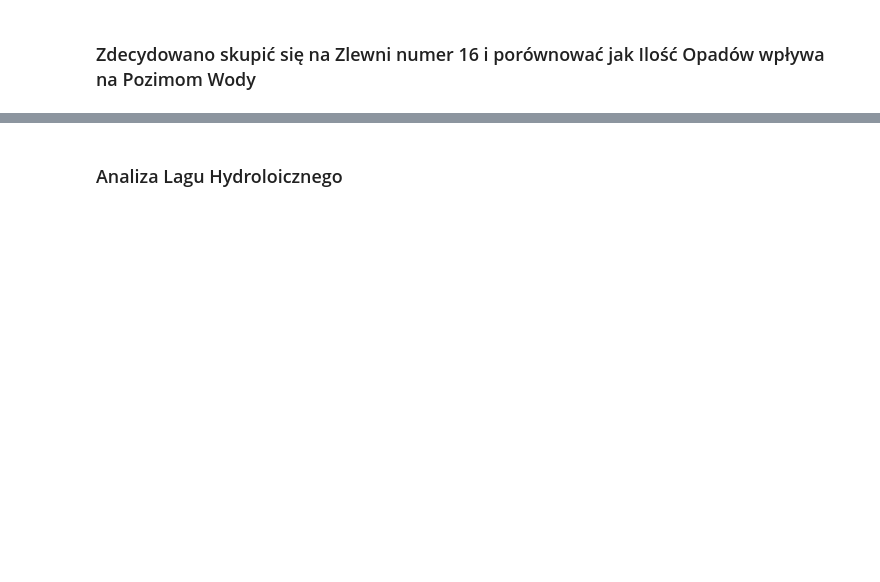
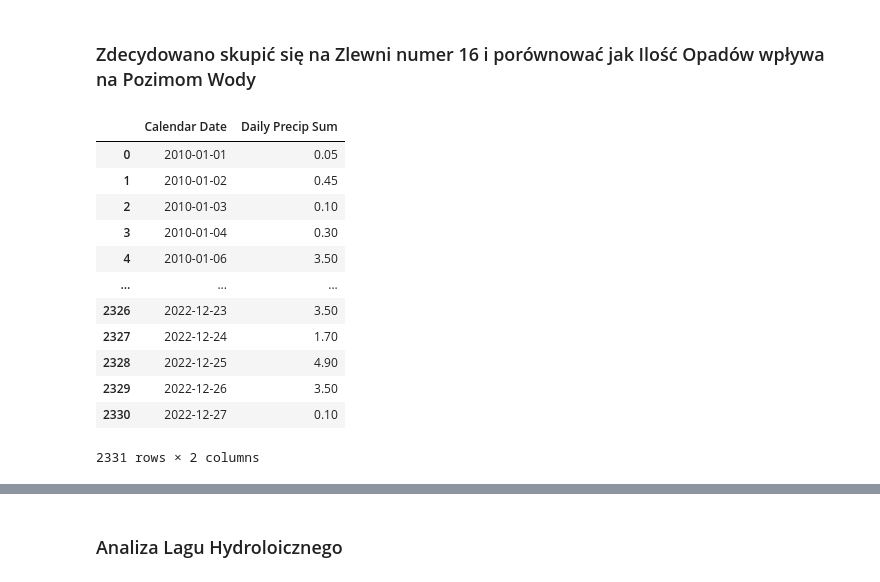
Before and after one commit to eo-agh/daes-project-2425-alt, a Jupyter notebook: notebooks/Tymek_Analiza.ipynb, the cells around one changed output, grey strips where cells are left out. Saved outputs shown, nothing was run; the diff lists cells and outputs as text; code cells hidden in the pictures; blank space fills up the shorter version.

```diff
--- a/notebooks/Tymek_Analiza.ipynb
+++ b/notebooks/Tymek_Analiza.ipynb
@@ -87,6 +81,22 @@ map_meteo = gdf_m_zlewnia.set_index('Station Code')['Zlewnia ID']
 meteo['Zlewnia ID'] = meteo['Station Code'].map(map_meteo)
 # %%
 opad_series = meteo[meteo["Zlewnia ID"] == 16].groupby("Calendar Date")["Daily Precip Sum"].mean().reset_index()
+# %%
+opad_series
+# %% [output]
+|  | Calendar Date | Daily Precip Sum |
+| 0 | 2010-01-01 | 0.05 |
+| 1 | 2010-01-02 | 0.45 |
+| 2 | 2010-01-03 | 0.10 |
+| 3 | 2010-01-04 | 0.30 |
+| 4 | 2010-01-06 | 3.50 |
+| ... | ... | ... |
+| 2326 | 2022-12-23 | 3.50 |
+| 2327 | 2022-12-24 | 1.70 |
+| 2328 | 2022-12-25 | 4.90 |
+| 2329 | 2022-12-26 | 3.50 |
+| 2330 | 2022-12-27 | 0.10 |
+2331 rows × 2 columns
 # %%
 plt.figure(figsize=(14, 6))
 from sklearn.preprocessing import MinMaxScaler
```
Also changed, not shown: parts of 9 cells of this notebook, 2 other files.
